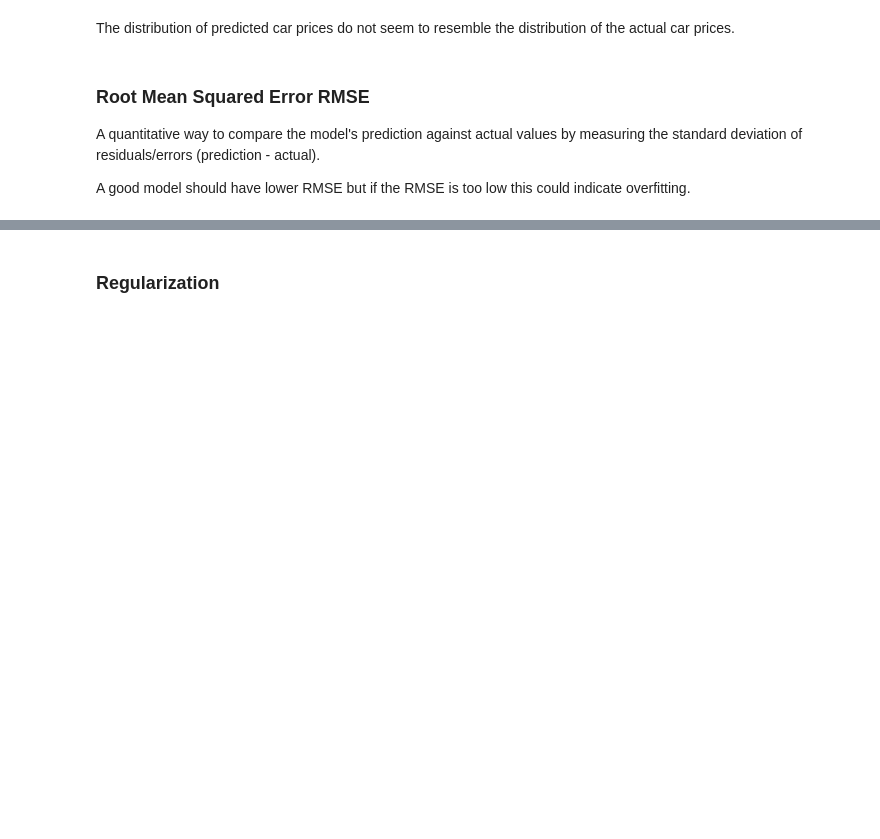
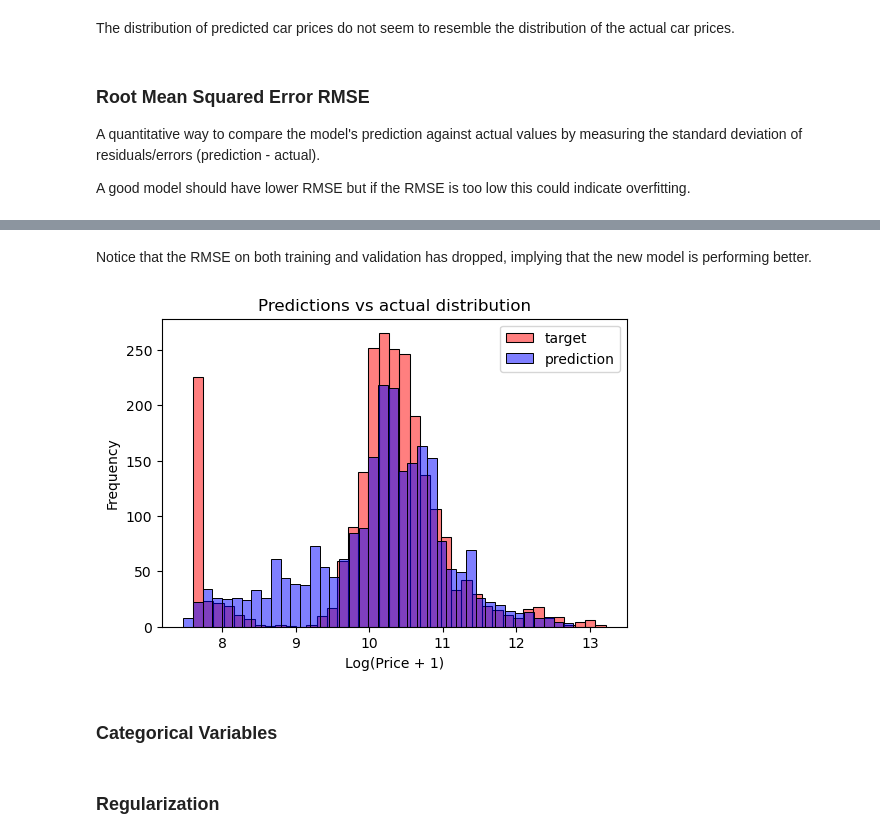
Before and after one commit to viviensiu/ml-zoomcamp, a Jupyter notebook: 2_regression/car_price.ipynb, the cells around one changed output, grey strips where cells are left out. Drawn from its saved outputs; the diff is of its cells as text; code cells hidden in the pictures; blank space fills up the shorter version.

```diff
--- a/2_regression/car_price.ipynb
+++ b/2_regression/car_price.ipynb
@@ -246,17 +261,23 @@ print('validation', rmse(y_val, y_pred))
+# %% [markdown]
+Notice that the RMSE on both training and validation has dropped, implying that the new model is performing better.
 # %%
 plt.figure(figsize=(6, 4))
 
 
-sns.histplot(y_val, label='target', color='#222222', alpha=0.6, bins=40)
-sns.histplot(y_pred, label='prediction', color='#aaaaaa', alpha=0.8, bins=40)
+sns.histplot(y_val, label='target', color='red', alpha=0.5, bins=40)
+sns.histplot(y_pred, label='prediction', color='blue', alpha=0.5, bins=40)
 
 plt.legend()
 
 plt.ylabel('Frequency')
 plt.xlabel('Log(Price + 1)')
 plt.title('Predictions vs actual distribution')
 
 plt.show()
+# %% [output]
+[figure, added]
+# %% [markdown]
+### Categorical Variables
 # %%
 df['make'].value_counts().head(5)
 # %%
```
Also changed, not shown: parts of 5 cells of this notebook, 1 other file.
